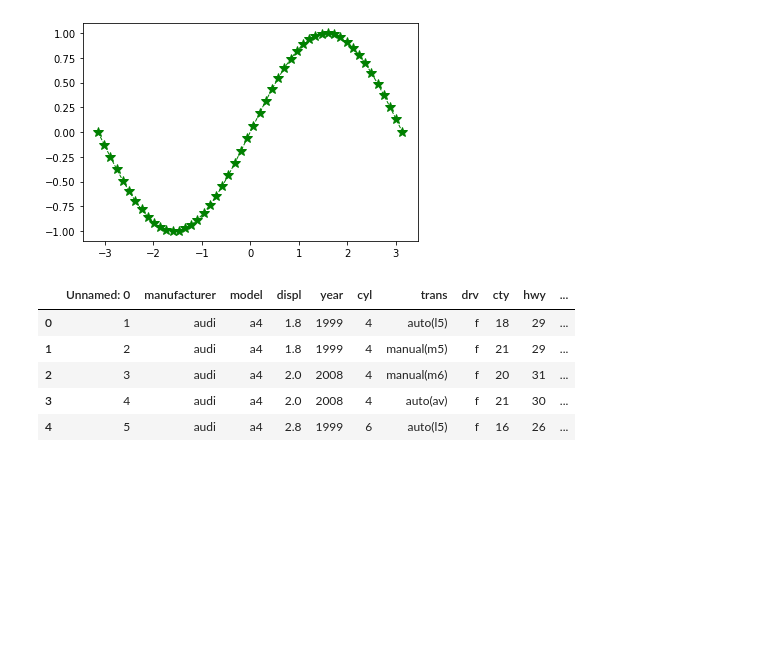
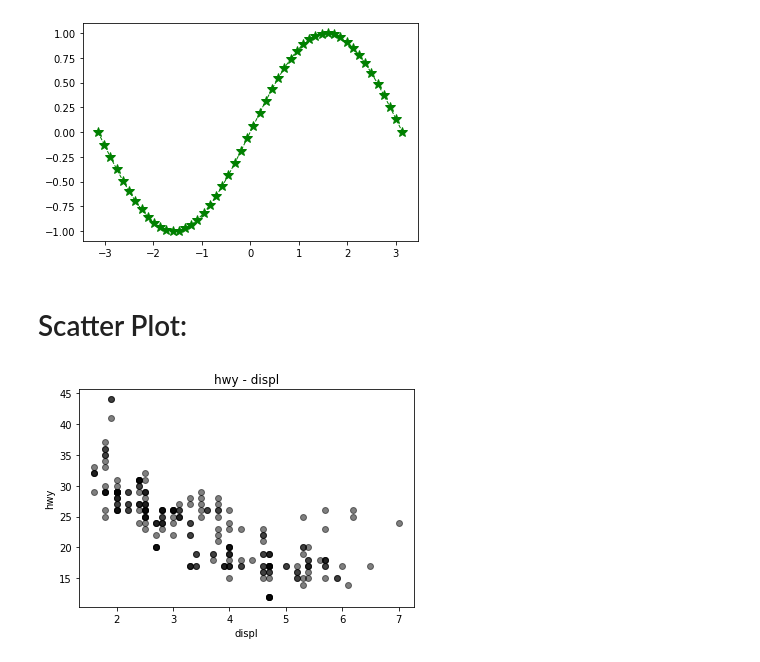
Before and after one commit to tabaraei/Data-Science-Toolkit, a Jupyter notebook: notebooks/matplotlib.ipynb, the cells around one changed output. Drawn from its saved outputs; the diff is of its cells as text; code cells hidden in the pictures; blank space fills up the shorter version.

```diff
--- a/notebooks/matplotlib.ipynb
+++ b/notebooks/matplotlib.ipynb
@@ -24,13 +36,13 @@ plt.plot(
 plt.show()
 # %% [output]
 [figure]
-# %%
-df = pd.read_csv('https://raw.githubusercontent.com/tabaraei/CheatSheet/master/datasets/mpg.csv')
-df.head()
-# %% [output]
-|  | Unnamed: 0 | manufacturer | model | displ | year | cyl | trans | drv | cty | hwy | ... |
-| 0 | 1 | audi | a4 | 1.8 | 1999 | 4 | auto(l5) | f | 18 | 29 | ... |
-| 1 | 2 | audi | a4 | 1.8 | 1999 | 4 | manual(m5) | f | 21 | 29 | ... |
-| 2 | 3 | audi | a4 | 2.0 | 2008 | 4 | manual(m6) | f | 20 | 31 | ... |
-| 3 | 4 | audi | a4 | 2.0 | 2008 | 4 | auto(av) | f | 21 | 30 | ... |
-| 4 | 5 | audi | a4 | 2.8 | 1999 | 6 | auto(l5) | f | 16 | 26 | ... |
+# %% [markdown]
+# Scatter Plot:
+# %%
+plt.scatter(x=df['displ'], y=df['hwy'], c='black', alpha=0.5)
+plt.title('hwy - displ')
+plt.xlabel('displ')
+plt.ylabel('hwy')
+plt.show()
+# %% [output]
+[figure, added]
```
Also changed, not shown: parts of 12 cells of this notebook.
